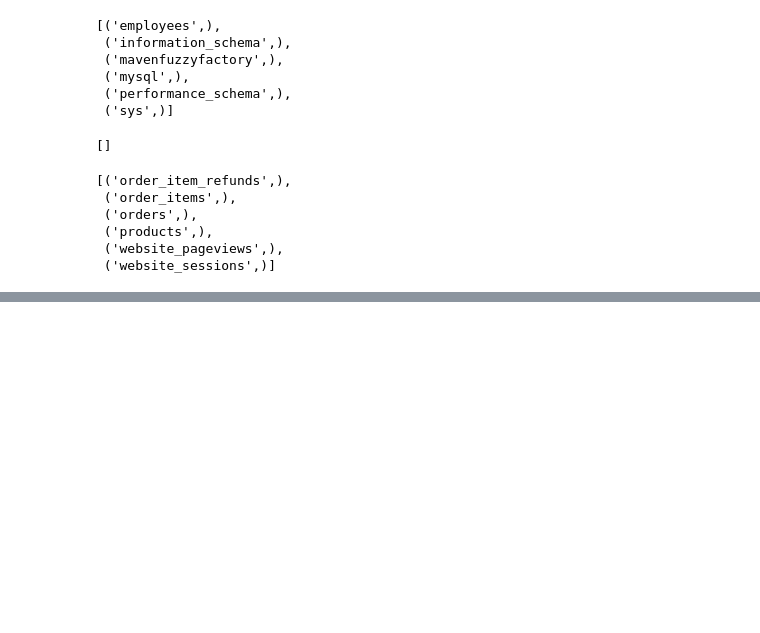
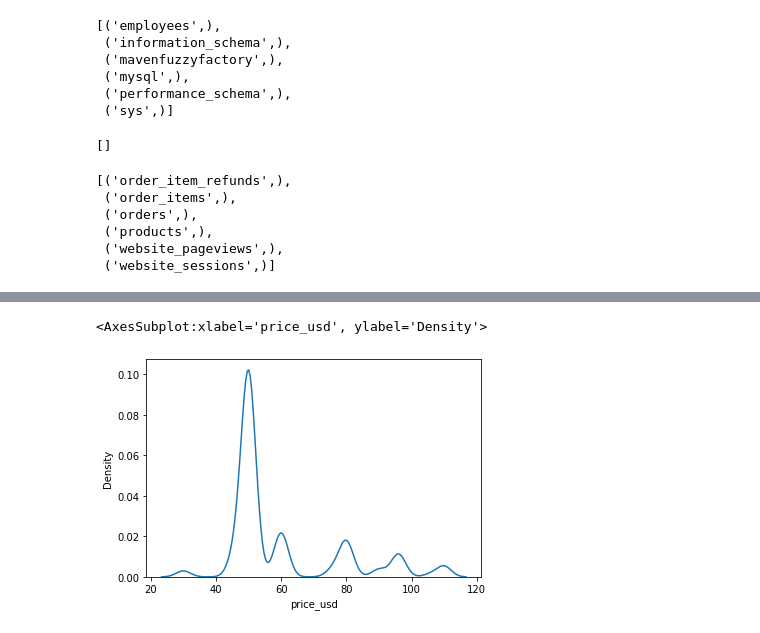
Before and after one commit to roblivesinottawa/ecommerce_project, a Jupyter notebook: notebook/analysis.ipynb, the cells around one changed output, grey strips where cells are left out. Drawn from its saved outputs; the diff is of its cells as text; code cells hidden in the pictures; blank space fills up the shorter version.

```diff
--- a/notebook/analysis.ipynb
+++ b/notebook/analysis.ipynb
@@ -73,0 +149,5 @@ df.head(10)
+# %%
+sns.kdeplot(df.price_usd)
+# %% [output]
+<AxesSubplot:xlabel='price_usd', ylabel='Density'>
+[figure, added]
```
Also changed, not shown: parts of 16 cells of this notebook, 1 other file.
